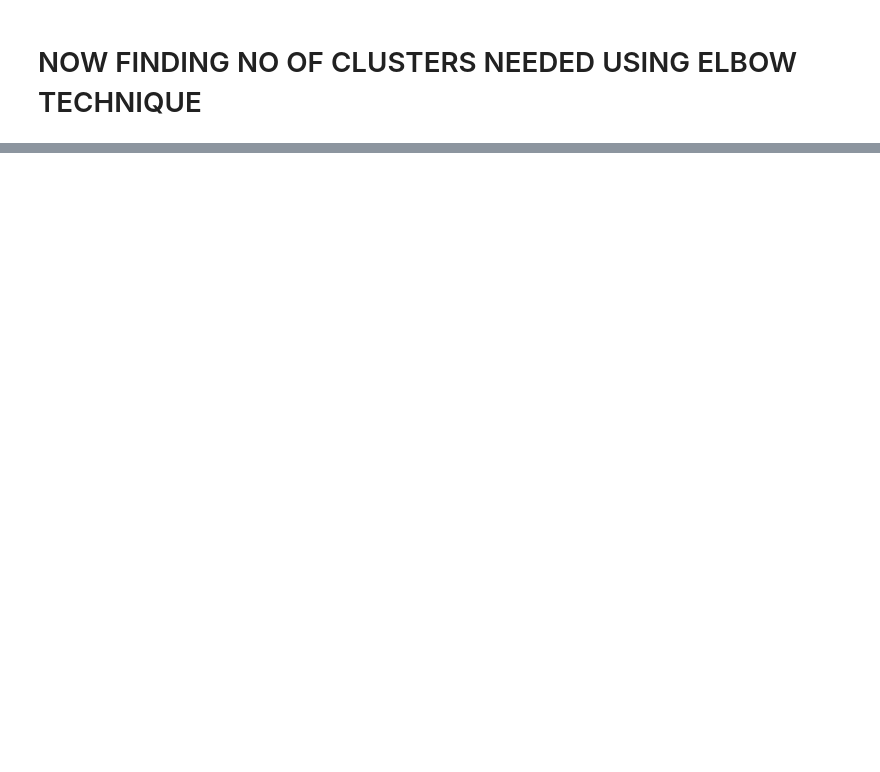
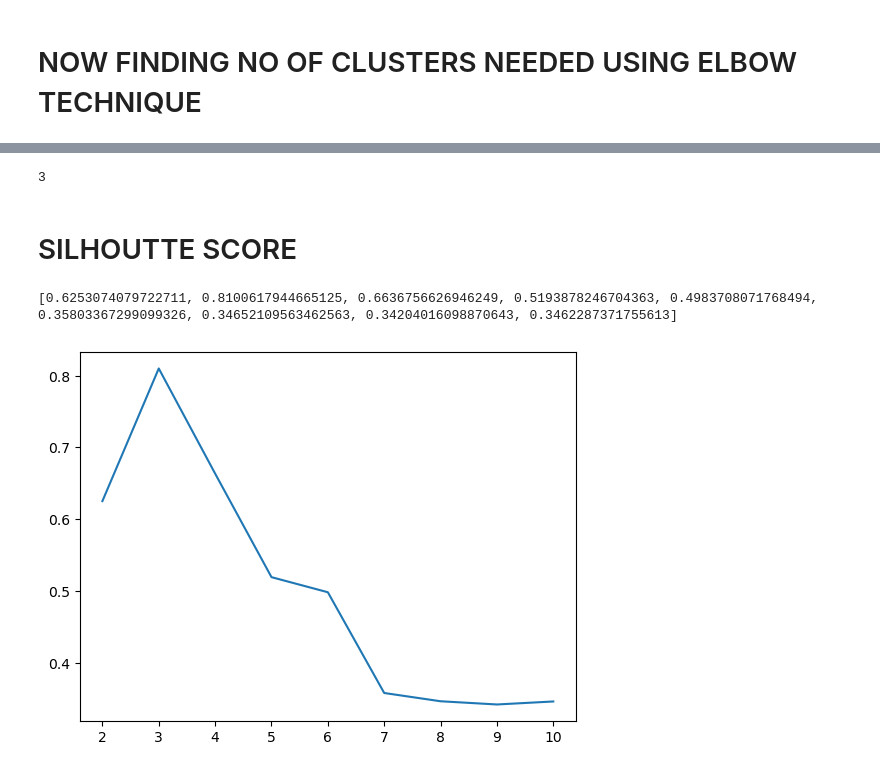
Before and after one commit to Yash6163/MACHINE-LEARNING-JOURNEY, a Jupyter notebook: K-MEANS CLUSTERING/execute.ipynb, the cells around one changed output, grey strips where cells are left out. Drawn from its saved outputs; the diff is of its cells as text; code cells hidden in the pictures; blank space fills up the shorter version.

Commit message:
worked upon k-means clustering algo and understood silhoutte clustering and knee locator

```diff
--- a/K-MEANS CLUSTERING/execute.ipynb
+++ b/K-MEANS CLUSTERING/execute.ipynb
@@ -131,0 +148,6 @@ plt.show()
+# %%
+kl.elbow
+# %% [output]
+3
+# %% [markdown]
+# SILHOUTTE SCORE
@@ -131,0 +156,19 @@ plt.show()
+# %%
+silhouette_coefficients=[]
+for k in range(2,11):
+    kmeans=KMeans(n_clusters=k,init='k-means++')
+    kmeans.fit(x_scaled)
+    score=silhouette_score(x_scaled,kmeans.labels_)
+    silhouette_coefficients.append(score)
+# %%
+print(silhouette_coefficients)
+# %% [output]
+[0.6253074079722711, 0.8100617944665125, 0.6636756626946249, 0.5193878246704363, 0.4983708071768494, 0.35803367299099326, 0.34652109563462563, 0.34204016098870643, 0.3462287371755613]
+# %%
+plt.plot(range(2,11),silhouette_coefficients)
+plt.xticks(range(2,11))
+plt.show()
+
+#at the value of k(no of needed centroids) the value was maximum
+# %% [output]
+[figure, added]
```
Also changed, not shown: parts of 14 cells of this notebook.
